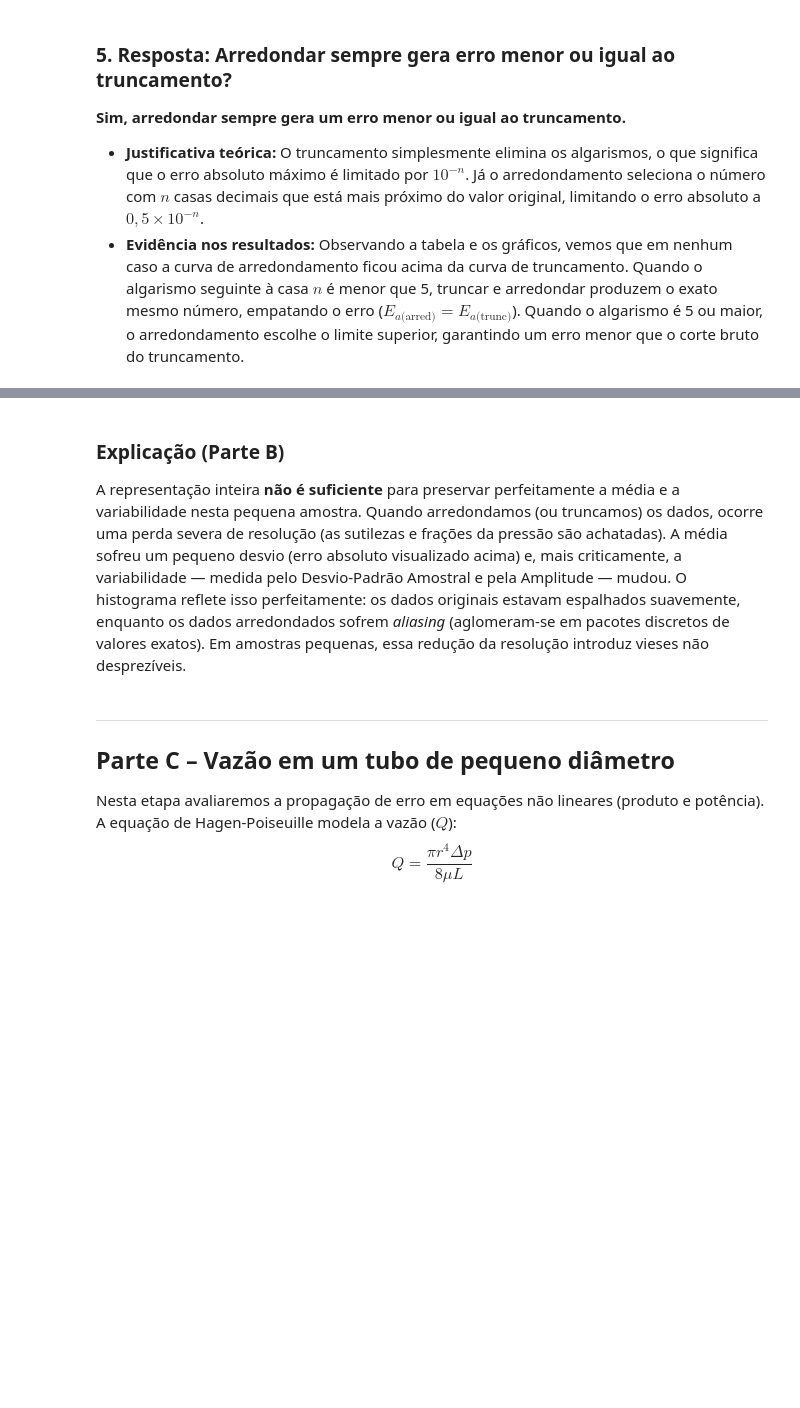
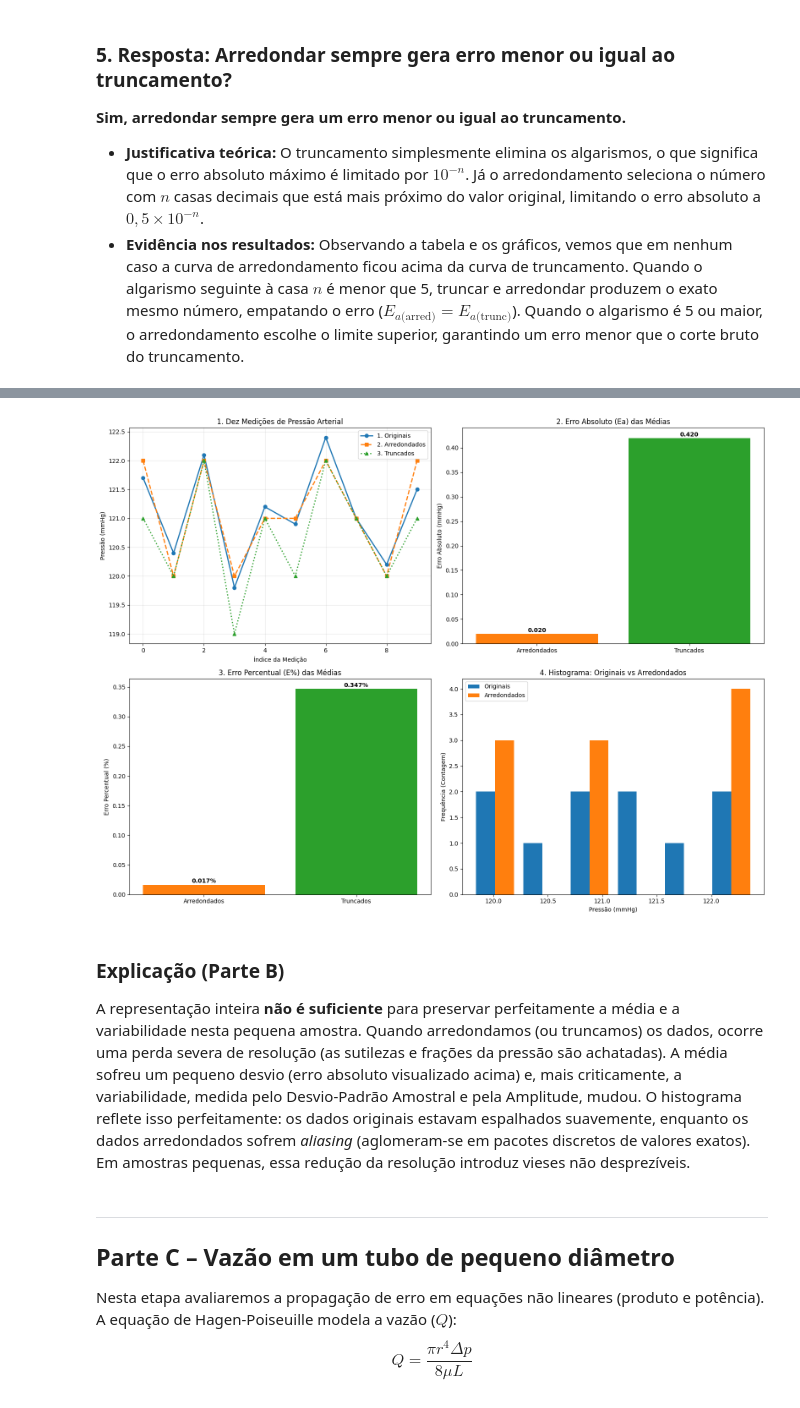
Before and after one commit to brenoprato/calculo-numerico, a Jupyter notebook: atividades/atv_1/resolucao.ipynb, the cells around one changed output, grey strips where cells are left out. Drawn from its saved outputs; the diff is of its cells as text; code cells hidden in the pictures; blank space fills up the shorter version.

```diff
--- a/atividades/atv_1/resolucao.ipynb
+++ b/atividades/atv_1/resolucao.ipynb
@@ -139,15 +155,13 @@ Nesta seção, analisamos como a precisão de um conjunto de dados afeta a sua r
 # %%
-# Dados originais de pressão arterial (mmHg)
 medidas_originais = np.array([121.7, 120.4, 122.1, 119.8, 121.2, 120.9, 122.4, 121.0, 120.2, 121.5])
 media_ref = np.mean(medidas_originais)
 
 # B.1 Representação das Medidas
-# Construção das 4 séries
+# Construção das 3 séries solicitadas
 series = {
     '1. Originais': medidas_originais,
     '2. Arredondados': np.round(medidas_originais),
-    '3. Truncados': np.trunc(medidas_originais),
-    '4. Média Ref.': np.full_like(medidas_originais, media_ref) # Quarta série assumida para comparações
+    '3. Truncados': np.trunc(medidas_originais)
 }
 
 # Cálculo das estatísticas para cada série
@@ -159,7 +173,7 @@ for nome, s in series.items():
         'Mínimo (mmHg)': np.min(s),
         'Máximo (mmHg)': np.max(s),
         'Amplitude (mmHg)': np.max(s) - np.min(s),
-        'Desvio-padrão (mmHg)': np.std(s, ddof=1) if nome != '4. Média Ref.' else 0.0 # ddof=1 para amostral
+        'Desvio-padrão (mmHg)': np.std(s, ddof=1)
     })
 
 print("ESTATÍSTICAS DAS SÉRIES:")
@@ -184,47 +208,47 @@ display(df_erros_medias)
 # B.2 Gráficos Obrigatórios
 fig, axs = plt.subplots(2, 2, figsize=(16, 12))
 
-# 1. Gráfico das dez medições (4 séries)
+# 1. Gráfico das dez medições (3 séries)
 for nome, s in series.items():
-    fmt = 'o-' if 'Originais' in nome else 's--' if 'Arredondados' in nome else '^:' if 'Truncados' in nome else '-'
-    alpha = 0.5 if 'Média' in nome else 1.0
-    color = 'red' if 'Média' in nome else None
-    axs[0, 0].plot(s, fmt, label=nome, alpha=alpha, color=color, linewidth=2)
+    fmt = 'o-' if 'Originais' in nome else 's--' if 'Arredondados' in nome else '^:'
+    axs[0, 0].plot(s, fmt, label=nome, linewidth=2)
 axs[0, 0].set_title('1. Dez Medições de Pressão Arterial')
 axs[0, 0].set_xlabel('Índice da Medição')
 axs[0, 0].set_ylabel('Pressão (mmHg)')
 axs[0, 0].legend()
 axs[0, 0].grid(True, alpha=0.3)
 
 # 2. Gráfico de barras dos erros absolutos das médias
 bars2 = axs[0, 1].bar(df_erros_medias['Série'], df_erros_medias['Erro Absoluto (Ea)'], color=['#ff7f0e', '#2ca02c'])
 axs[0, 1].set_title('2. Erro Absoluto (Ea) das Médias')
 axs[0, 1].set_ylabel('Erro Absoluto (mmHg)')
 for bar in bars2:
     yval = bar.get_height()
-    axs[0, 1].text(bar.get_x() + bar.get_width()/2, yval + 0.01, f'{yval:.3f}', ha='center', va='bottom', weight='bold')
+    axs[0, 1].text(bar.get_x() + bar.get_width()/2, yval + 0.001, f'{yval:.3f}', ha='center', va='bottom', weight='bold')
 
 # 3. Gráfico de barras dos erros percentuais das médias
 bars3 = axs[1, 0].bar(df_erros_medias['Série'], df_erros_medias['Erro Percentual (E%)'], color=['#ff7f0e', '#2ca02c'])
 axs[1, 0].set_title('3. Erro Percentual (E%) das Médias')
 axs[1, 0].set_ylabel('Erro Percentual (%)')
 for bar in bars3:
     yval = bar.get_height()
-    axs[1, 0].text(bar.get_x() + bar.get_width()/2, yval + 0.01, f'{yval:.3f}%', ha='center', va='bottom', weight='bold')
+    axs[1, 0].text(bar.get_x() + bar.get_width()/2, yval + 0.001, f'{yval:.3f}%', ha='center', va='bottom', weight='bold')
 
 # 4. Histograma dos dados originais e dos inteiros arredondados
 axs[1, 1].hist([series['1. Originais'], series['2. Arredondados']], bins=6, color=['#1f77b4', '#ff7f0e'], label=['Originais', 'Arredondados'])
 axs[1, 1].set_title('4. Histograma: Originais vs Arredondados')
 axs[1, 1].set_xlabel('Pressão (mmHg)')
 axs[1, 1].set_ylabel('Frequência (Contagem)')
 axs[1, 1].legend()
 
 plt.tight_layout()
 plt.show()
+# %% [output]
+[figure, added]
 # %% [markdown]
 ### Explicação (Parte B)
 A representação inteira **não é suficiente** para preservar perfeitamente a média e a variabilidade nesta pequena amostra.
-Quando arredondamos (ou truncamos) os dados, ocorre uma perda severa de resolução (as sutilezas e frações da pressão são achatadas). A média sofreu um pequeno desvio (erro absoluto visualizado acima) e, mais criticamente, a variabilidade — medida pelo Desvio-Padrão Amostral e pela Amplitude — mudou. O histograma reflete isso perfeitamente: os dados originais estavam espalhados suavemente, enquanto os dados arredondados sofrem *aliasing* (aglomeram-se em pacotes discretos de valores exatos). Em amostras pequenas, essa redução da resolução introduz vieses não desprezíveis.
+Quando arredondamos (ou truncamos) os dados, ocorre uma perda severa de resolução (as sutilezas e frações da pressão são achatadas). A média sofreu um pequeno desvio (erro absoluto visualizado acima) e, mais criticamente, a variabilidade, medida pelo Desvio-Padrão Amostral e pela Amplitude, mudou. O histograma reflete isso perfeitamente: os dados originais estavam espalhados suavemente, enquanto os dados arredondados sofrem *aliasing* (aglomeram-se em pacotes discretos de valores exatos). Em amostras pequenas, essa redução da resolução introduz vieses não desprezíveis.
 # %% [markdown]
 ---
 ## Parte C – Vazão em um tubo de pequeno diâmetro
```
Also changed, not shown: parts of 11 cells of this notebook.
